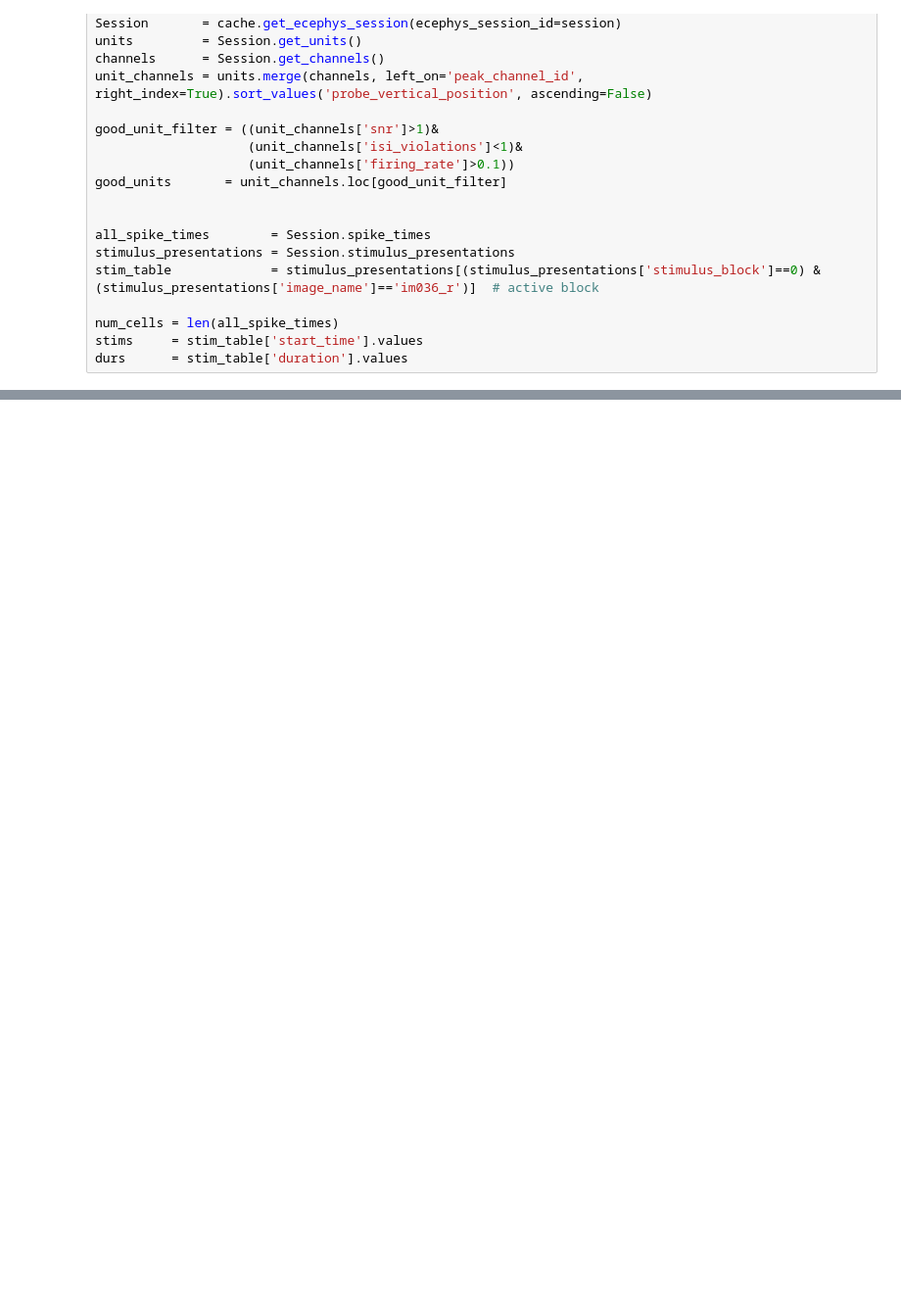
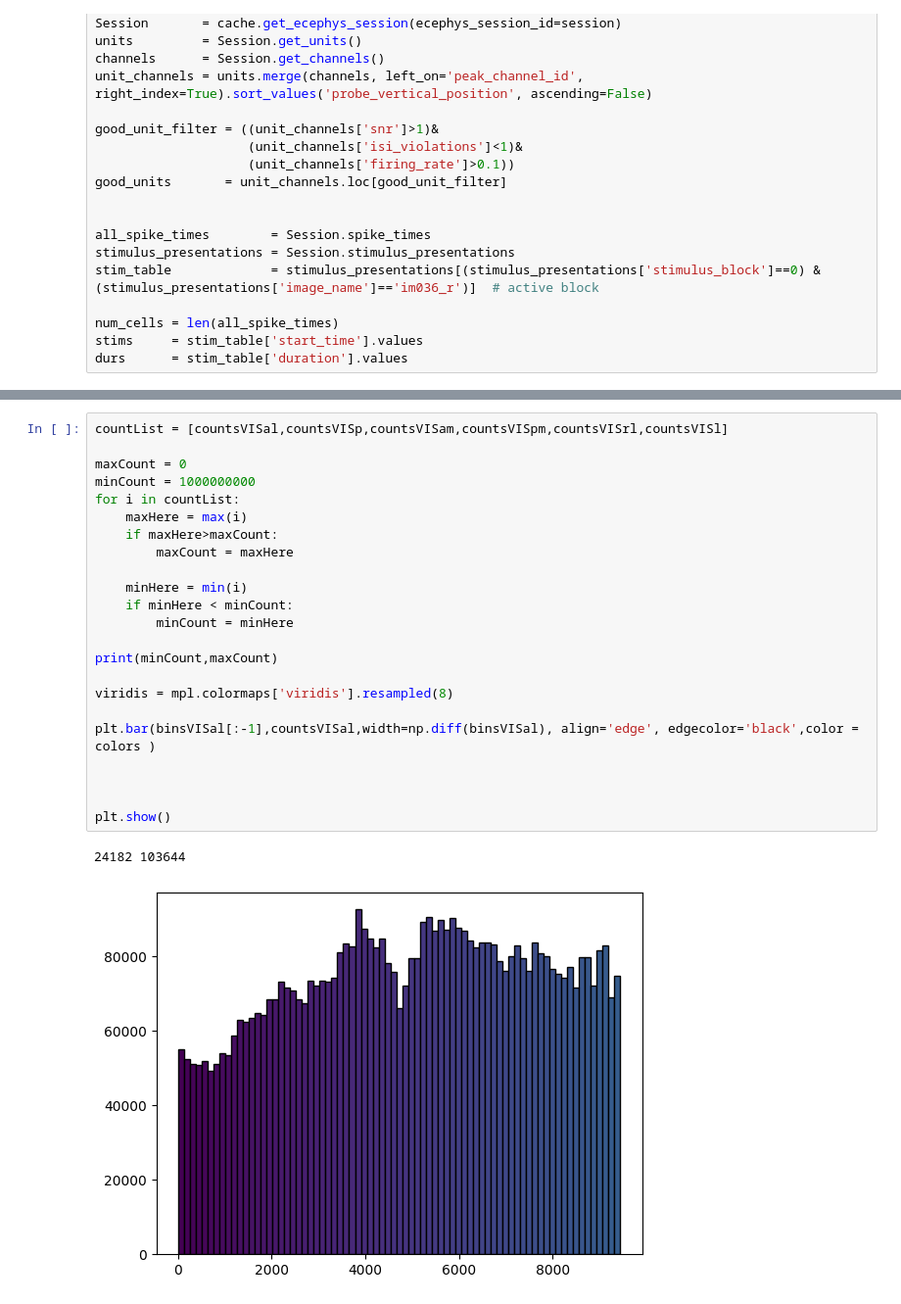
Before and after one commit to jshengen/Hackathon-2024, a Jupyter notebook: joeHack.ipynb, the cells around one changed output, grey strips where cells are left out. Shown at 98% size. Saved outputs shown, nothing was run; the diff lists cells and outputs as text; blank space fills up the shorter version.

Commit message:
some updates. plots added

```diff
--- a/joeHack.ipynb
+++ b/joeHack.ipynb
@@ -74,0 +127,26 @@ ids_VISl = np.array(good_units_VISl['cluster_id'].keys())
+# %%
+countList = [countsVISal,countsVISp,countsVISam,countsVISpm,countsVISrl,countsVISl]
+
+maxCount = 0
+minCount = 1000000000
+for i in countList:
+    maxHere = max(i)
+    if maxHere>maxCount:
+        maxCount = maxHere
+
+    minHere = min(i)
+    if minHere < minCount:
+        minCount = minHere
+
+print(minCount,maxCount)
+
+viridis = mpl.colormaps['viridis'].resampled(8)
+
+plt.bar(binsVISal[:-1],countsVISal,width=np.diff(binsVISal), align='edge', edgecolor='black',color = colors )
+
+
+
+plt.show()
+# %% [output]
+24182 103644
+[figure, added]
```
Also changed, not shown: parts of 2 cells of this notebook.
